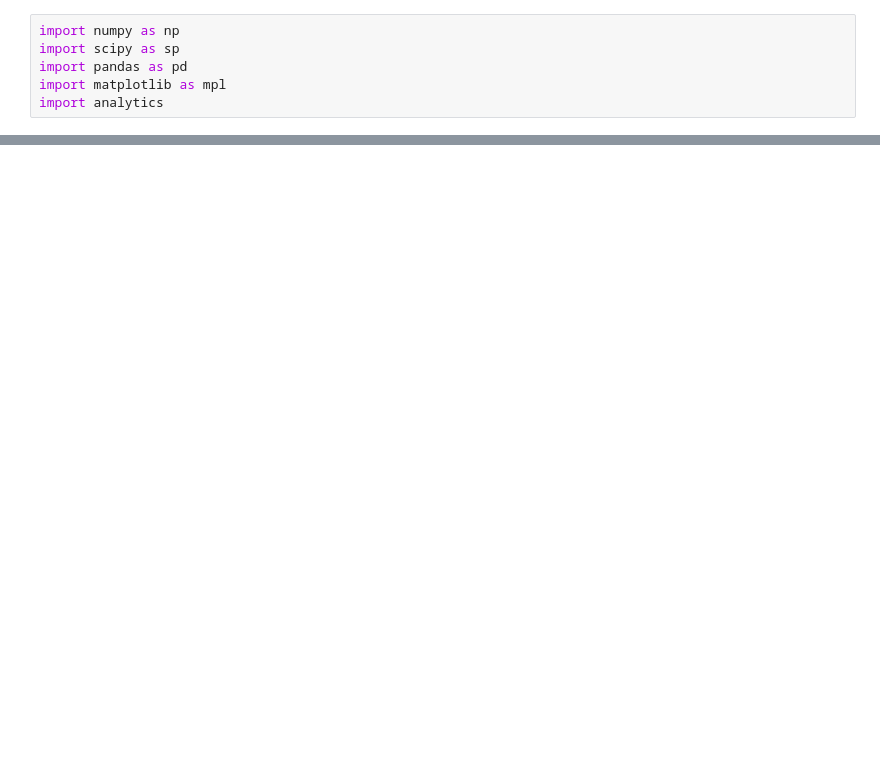
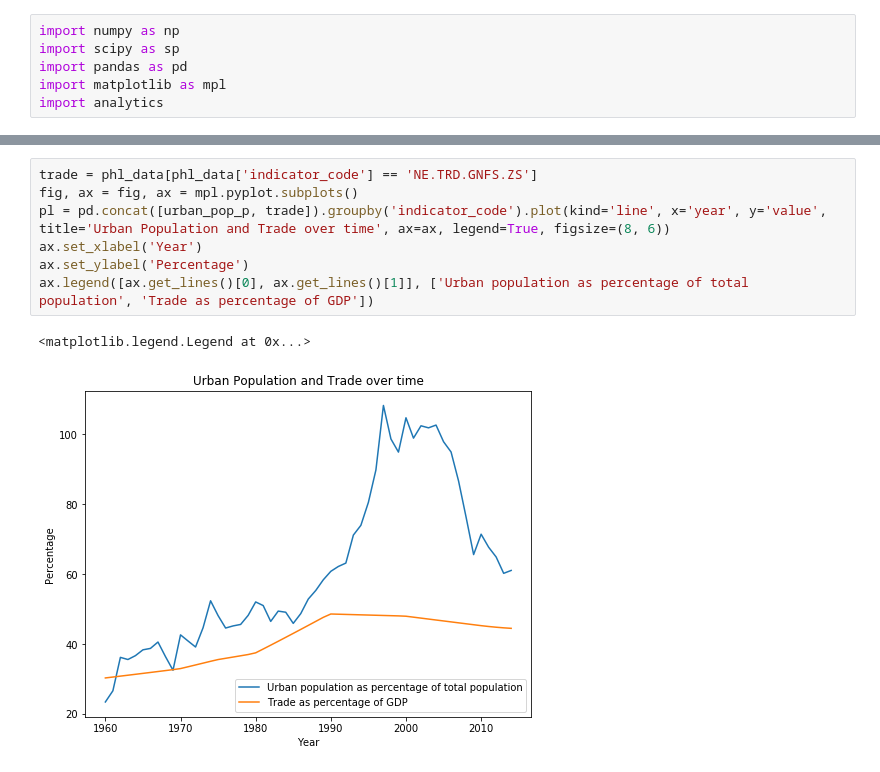
Before and after one commit to jetsalinas/res3-stats, a Jupyter notebook: run_notebook.ipynb, the cells around one changed output, grey strips where cells are left out. Drawn from its saved outputs; the diff is of its cells as text; blank space fills up the shorter version.

```diff
--- a/run_notebook.ipynb
+++ b/run_notebook.ipynb
@@ -13,0 +65,10 @@ gdp.plot(kind='line', x='year', y='value', title='GDP in 2005 USD', legend=False
+# %%
+trade = phl_data[phl_data['indicator_code'] == 'NE.TRD.GNFS.ZS']
+fig, ax = fig, ax = mpl.pyplot.subplots()
+pl = pd.concat([urban_pop_p, trade]).groupby('indicator_code').plot(kind='line', x='year', y='value', title='Urban Population and Trade over time', ax=ax, legend=True, figsize=(8, 6))
+ax.set_xlabel('Year')
+ax.set_ylabel('Percentage')
+ax.legend([ax.get_lines()[0], ax.get_lines()[1]], ['Urban population as percentage of total population', 'Trade as percentage of GDP'])
+# %% [output]
+<matplotlib.legend.Legend at 0x...>
+[figure, added]
```
Also changed, not shown: parts of 8 cells of this notebook.
